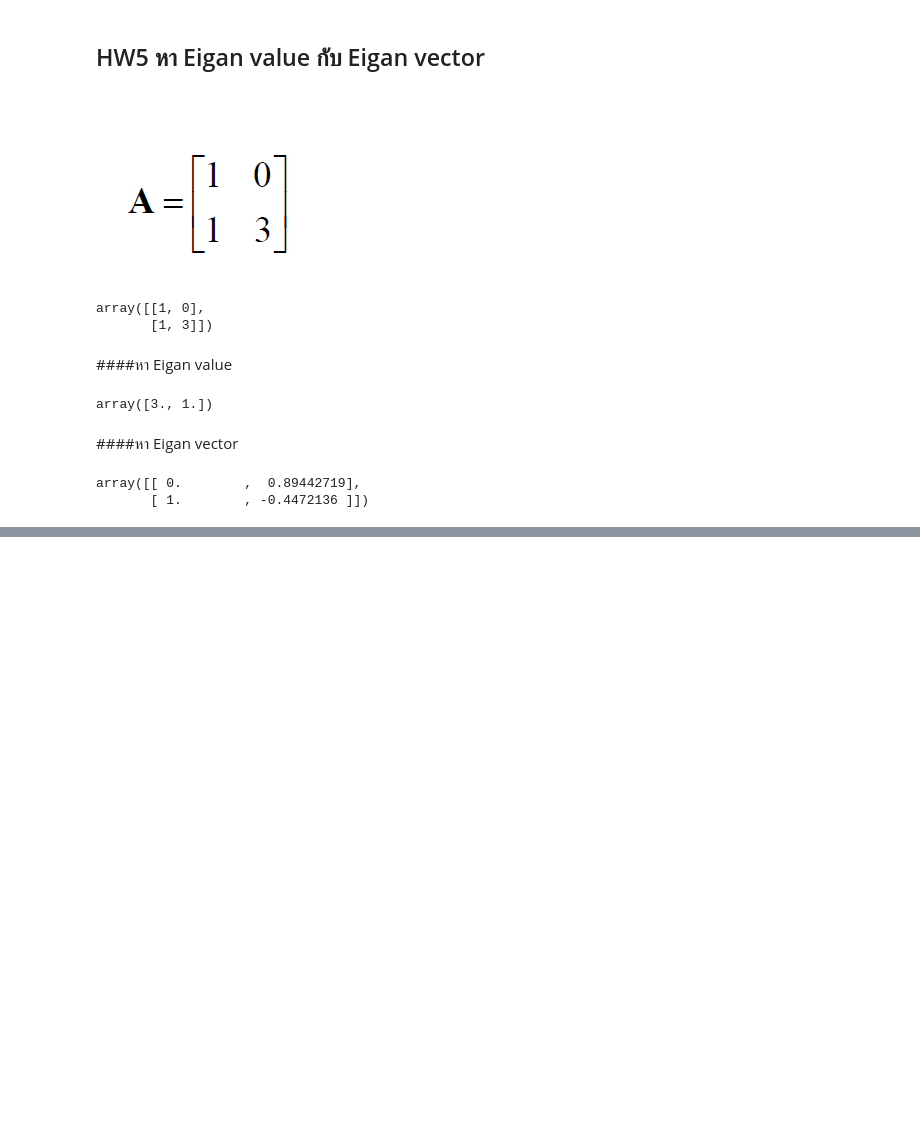
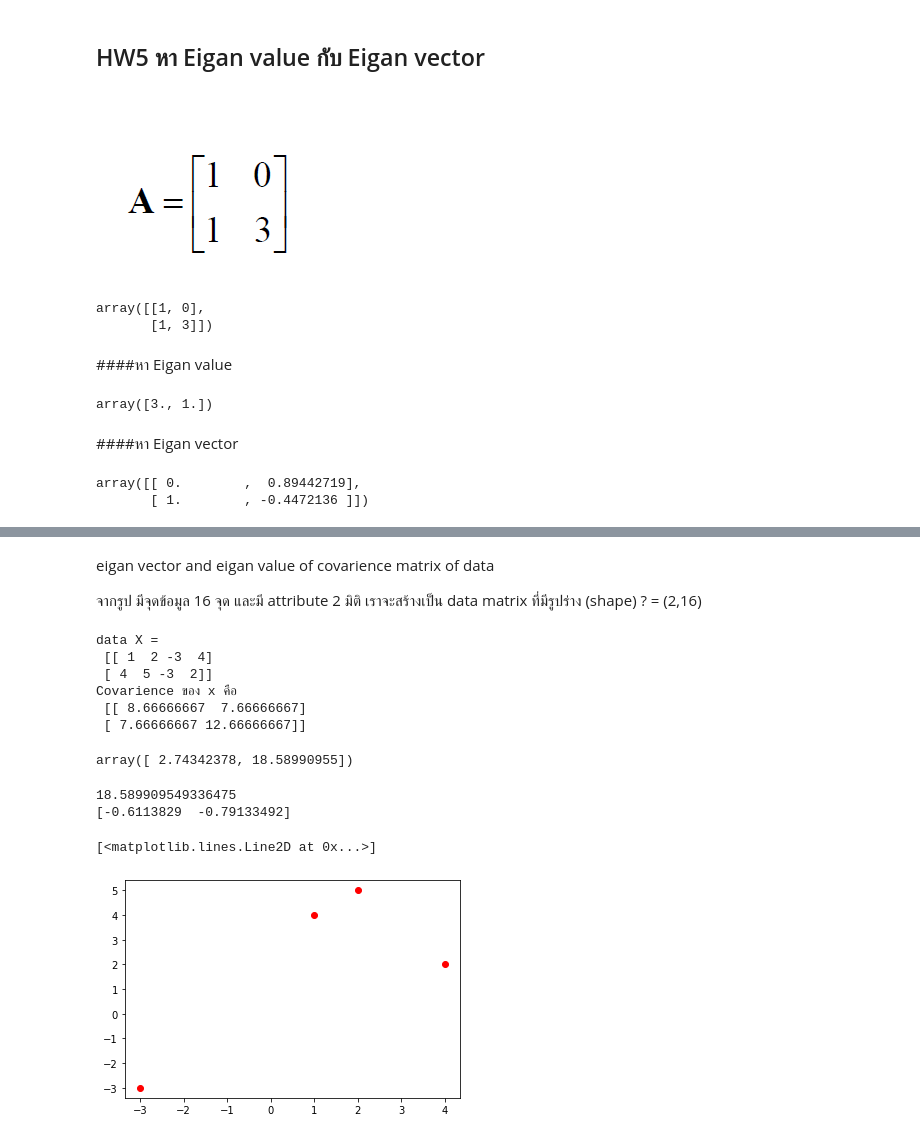
Before and after one commit to PhinyadaPhen/Multivariate, a Jupyter notebook: MVA001.ipynb, the cells around one changed output, grey strips where cells are left out. Cells and saved outputs as stored; diff of their text form; code cells hidden in the pictures; blank space fills up the shorter version.

```diff
--- a/MVA001.ipynb
+++ b/MVA001.ipynb
@@ -240,0 +251,16 @@ Inverse matrix
+# %% [markdown]
+eigan vector and eigan value of covarience matrix of data
+
+จากรูป มีจุดข้อมูล 16 จุด และมี attribute 2 มิติ เราจะสร้างเป็น data matrix ที่มีรูปร่าง (shape) ? = (2,16)
+# %%
+X = np.array([[1,2,-3,4],[4,5,-3,2]])
+print(f'data X =\n {X}')
+C_X = np.cov(X)
+print(f'Covarience ของ x คือ \n {C_X}')
+# %% [output]
+data X =
+ [[ 1  2 -3  4]
+ [ 4  5 -3  2]]
+Covarience ของ x คือ
+ [[ 8.66666667  7.66666667]
+ [ 7.66666667 12.66666667]]
@@ -240,0 +269,15 @@ Inverse matrix
+# %%
+W
+# %% [output]
+array([ 2.74342378, 18.58990955])
+# %%
+print(W[1])
+print(V[:,1])
+# %% [output]
+18.589909549336475
+[-0.6113829  -0.79133492]
+# %%
+plt.plot(X[0,:],X[1,:], 'or')
+# %% [output]
+[<matplotlib.lines.Line2D at 0x...>]
+[figure, added]
```
Also changed, not shown: parts of 16 cells of this notebook.
